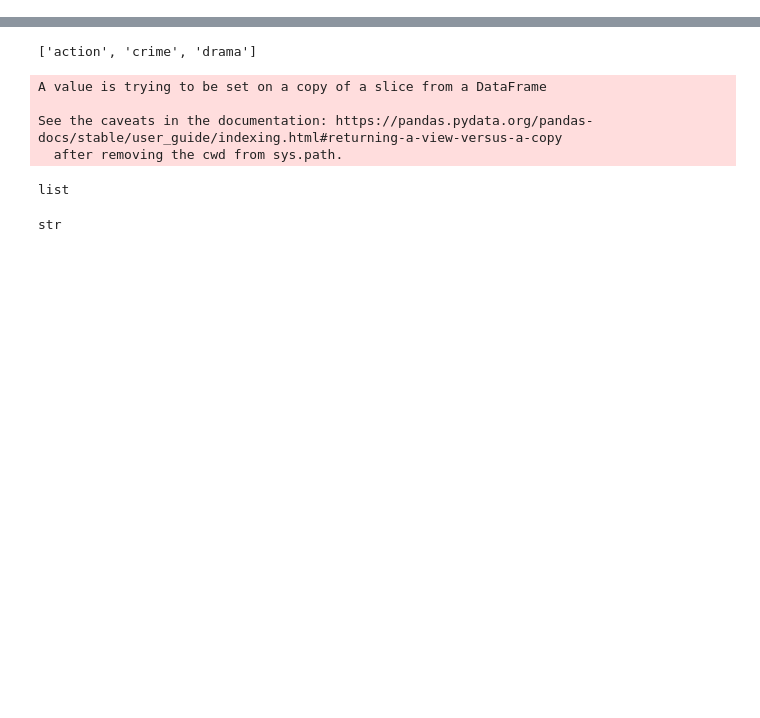
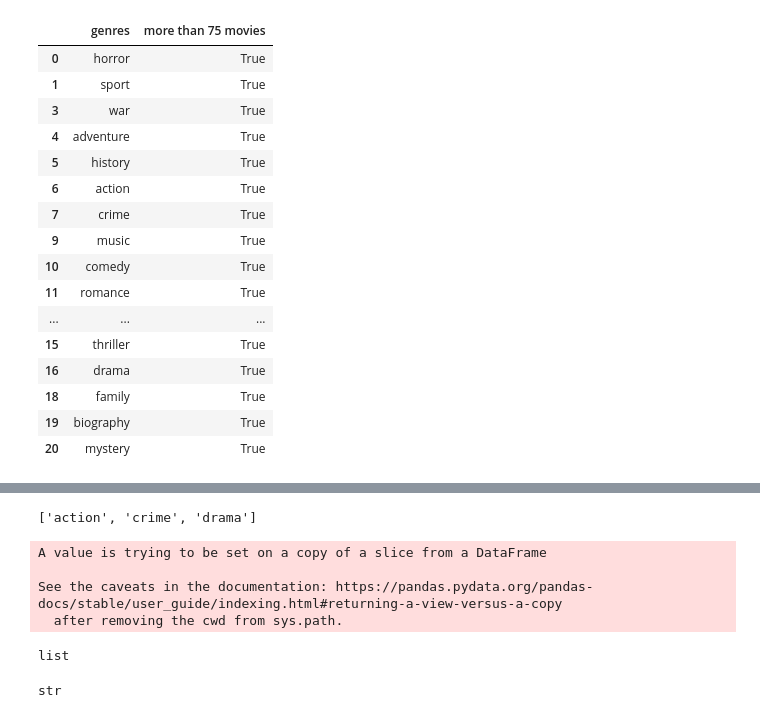
Before and after one commit to LinJing-Liu/CinemaSonic, a Jupyter notebook: backend/test.ipynb, the cells around one changed output, grey strips where cells are left out. Cells and saved outputs as stored; diff of their text form; code cells hidden in the pictures; blank space fills up the shorter version.

Commit message:
SVD by genre implemented

```diff
--- a/backend/test.ipynb
+++ b/backend/test.ipynb
@@ -42,0 +119,4 @@ movies_df = movies_df[movies_df['genre'].notna()]
+# %%
+genre_lst_df = pd.read_csv('genre_lst.csv')
+# %%
+genre_lst_df.drop(columns=['Unnamed: 0'],inplace=True)
@@ -42,0 +143,20 @@ movies_df = movies_df[movies_df['genre'].notna()]
+# %%
+genre_lst_df[genre_lst_df['more than 75 movies'].tolist()]
+# %% [output]
+|  | genres | more than 75 movies |
+| 0 | horror | True |
+| 1 | sport | True |
+| 3 | war | True |
+| 4 | adventure | True |
+| 5 | history | True |
+| 6 | action | True |
+| 7 | crime | True |
+| 9 | music | True |
+| 10 | comedy | True |
+| 11 | romance | True |
+| ... | ... | ... |
+| 15 | thriller | True |
+| 16 | drama | True |
+| 18 | family | True |
+| 19 | biography | True |
+| 20 | mystery | True |
```
Also changed, not shown: parts of 22 cells of this notebook, 3 other files.
